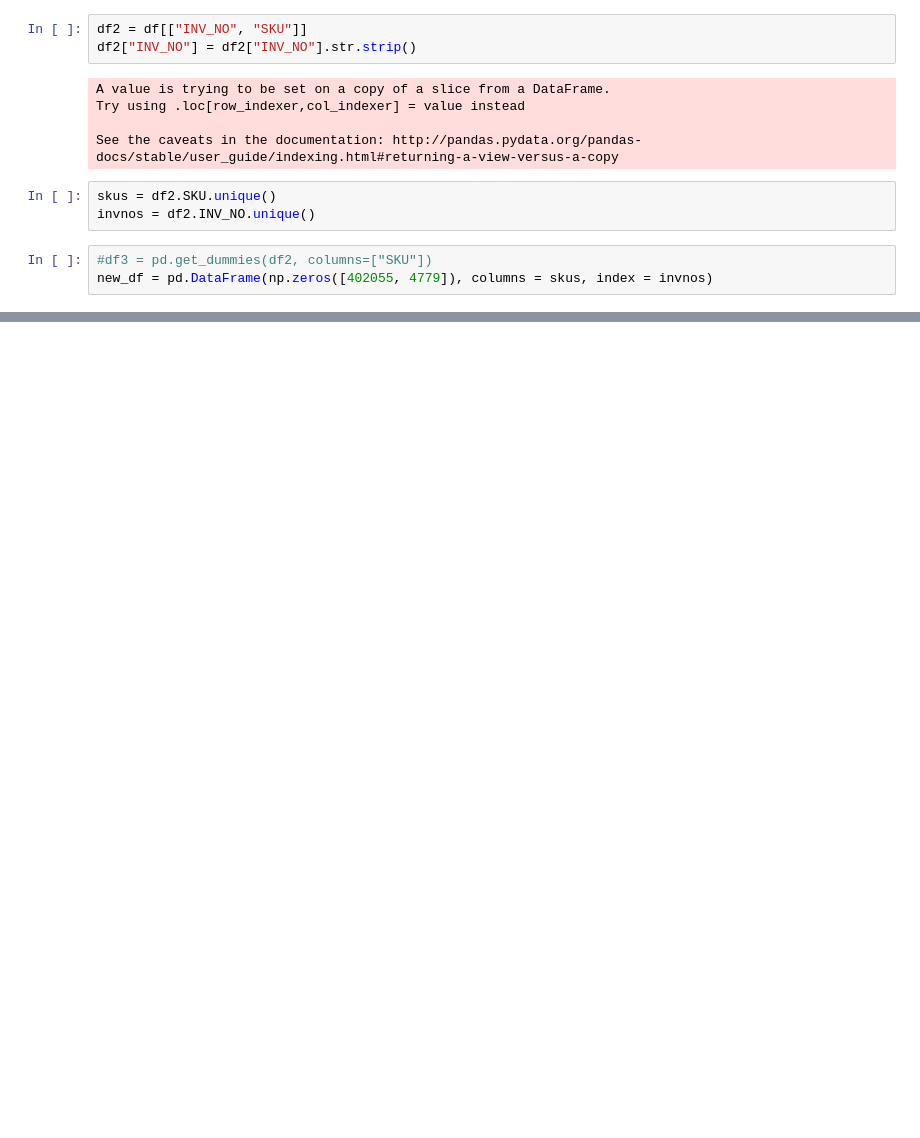
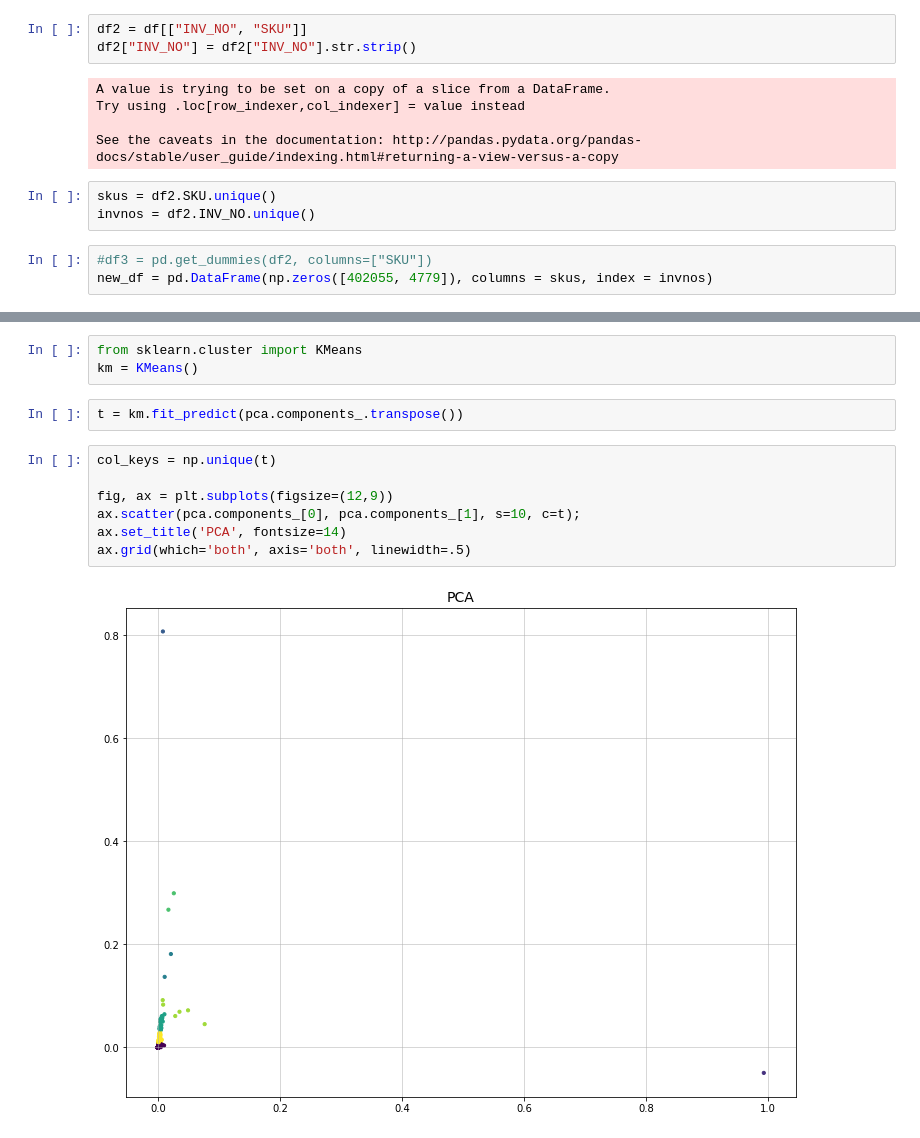
Before and after one commit to SarahMBurgart/reading_the_leaves, a Jupyter notebook: predicting_shopping_carts.ipynb, the cells around one changed output, grey strips where cells are left out. Saved outputs shown, nothing was run; the diff lists cells and outputs as text; blank space fills up the shorter version.

```diff
--- a/predicting_shopping_carts.ipynb
+++ b/predicting_shopping_carts.ipynb
@@ -94,0 +140,14 @@ from sklearn.cluster iport KMEAns
+# %%
+from sklearn.cluster import KMeans
+km = KMeans()
+# %%
+t = km.fit_predict(pca.components_.transpose())
+# %%
+col_keys = np.unique(t)
+
+fig, ax = plt.subplots(figsize=(12,9))
+ax.scatter(pca.components_[0], pca.components_[1], s=10, c=t);
+ax.set_title('PCA', fontsize=14)
+ax.grid(which='both', axis='both', linewidth=.5)
+# %% [output]
+[figure, added]
```
Also changed, not shown: parts of 22 cells of this notebook.
